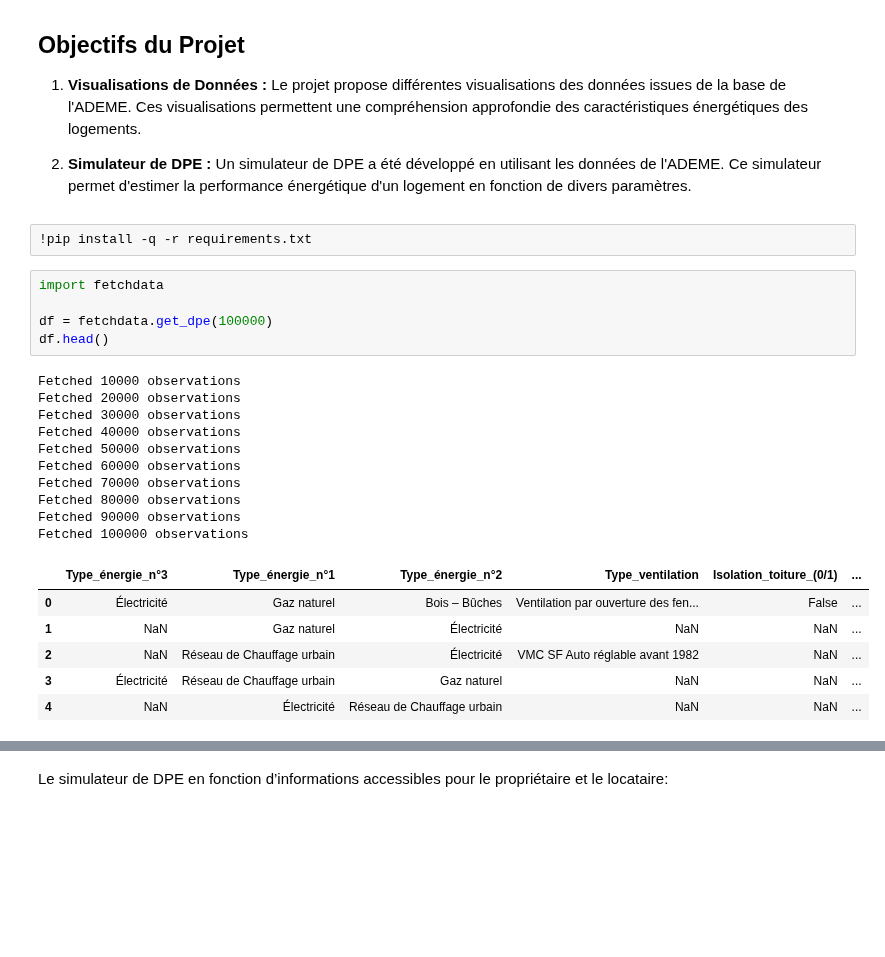
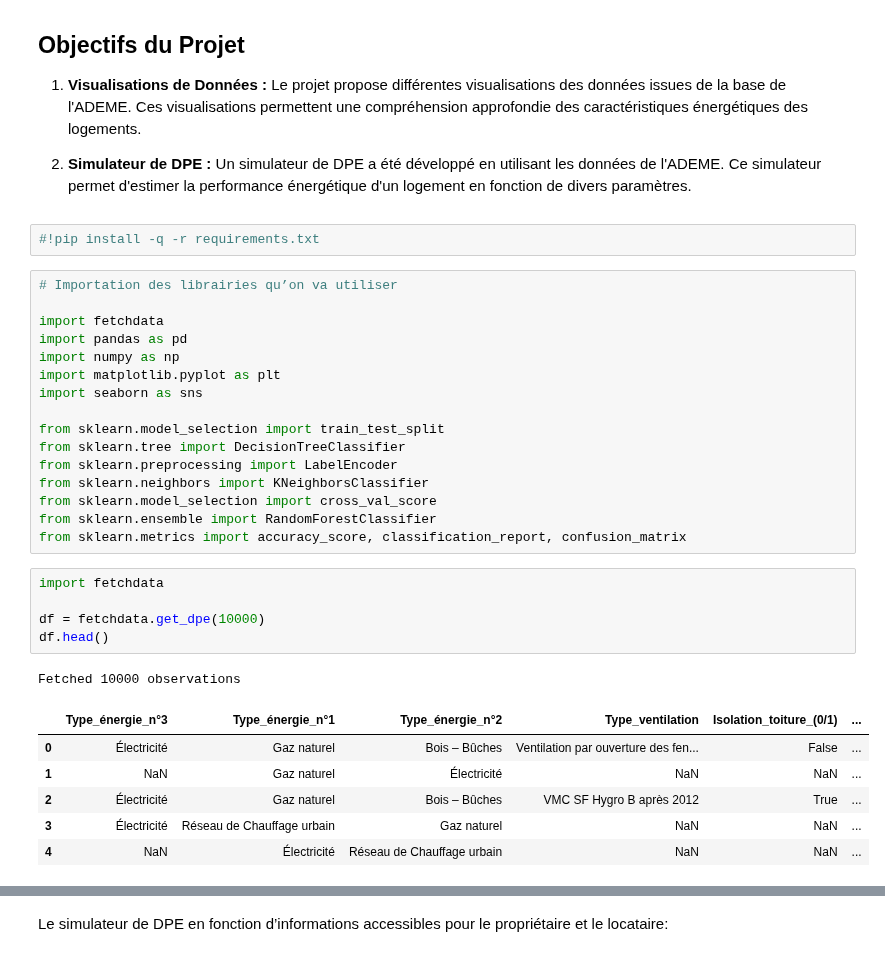
Before and after one commit to LACHQER-Wiam/Projet-Python, a Jupyter notebook: data.ipynb, the cells around one changed output, grey strips where cells are left out. Drawn from its saved outputs; the diff is of its cells as text; blank space fills up the shorter version.

```diff
--- a/data.ipynb
+++ b/data.ipynb
@@ -13,27 +13,34 @@ Ce projet Python a été créé dans le but de fournir des visualisations varié
 
 2. **Simulateur de DPE :** Un simulateur de DPE a été développé en utilisant les données de l'ADEME. Ce simulateur permet d'estimer la performance énergétique d'un logement en fonction de divers paramètres.
 # %%
-!pip install -q -r requirements.txt
+#!pip install -q -r requirements.txt
+# %%
+# Importation des librairies qu’on va utiliser
+
+import fetchdata
+import pandas as pd
+import numpy as np
+import matplotlib.pyplot as plt
+import seaborn as sns
+
+from sklearn.model_selection import train_test_split
+from sklearn.tree import DecisionTreeClassifier
+from sklearn.preprocessing import LabelEncoder
+from sklearn.neighbors import KNeighborsClassifier
+from sklearn.model_selection import cross_val_score
+from sklearn.ensemble import RandomForestClassifier
+from sklearn.metrics import accuracy_score, classification_report, confusion_matrix
 # %%
 import fetchdata
 
-df = fetchdata.get_dpe(100000)
+df = fetchdata.get_dpe(10000)
 df.head()
 # %% [output]
 Fetched 10000 observations
-Fetched 20000 observations
-Fetched 30000 observations
-Fetched 40000 observations
-Fetched 50000 observations
-Fetched 60000 observations
-Fetched 70000 observations
-Fetched 80000 observations
-Fetched 90000 observations
-Fetched 100000 observations
 |  | Type_énergie_n°3 | Type_énergie_n°1 | Type_énergie_n°2 | Type_ventilation | Isolation_toiture_(0/1) | ... |
 | 0 | Électricité | Gaz naturel | Bois – Bûches | Ventilation par ouverture des fen... | False | ... |
 | 1 | NaN | Gaz naturel | Électricité | NaN | NaN | ... |
-| 2 | NaN | Réseau de Chauffage urbain | Électricité | VMC SF Auto réglable avant 1982 | NaN | ... |
+| 2 | Électricité | Gaz naturel | Bois – Bûches | VMC SF Hygro B après 2012 | True | ... |
 | 3 | Électricité | Réseau de Chauffage urbain | Gaz naturel | NaN | NaN | ... |
 | 4 | NaN | Électricité | Réseau de Chauffage urbain | NaN | NaN | ... |
 # %%
```
Also changed, not shown: parts of 12 cells of this notebook, 1 other file.
